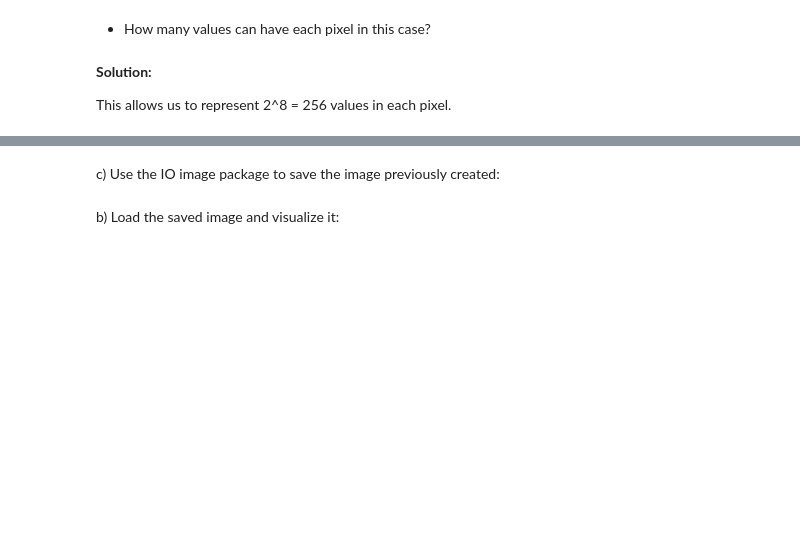
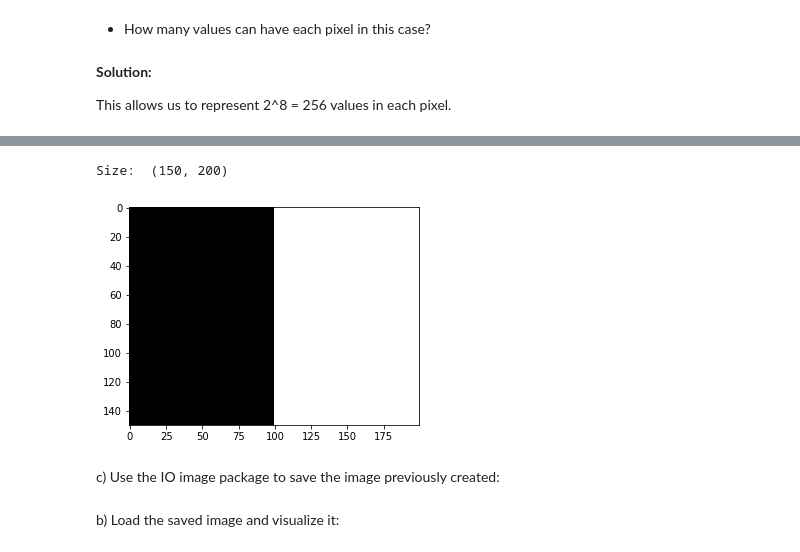
Before and after one commit to eduardgc22/VisioArtificial, a Jupyter notebook: P1_FranciscoDiazRuiz_EduardGranersCastellet/p1_2018-2019_2solve.ipynb, the cells around one changed output, grey strips where cells are left out. Saved outputs shown, nothing was run; the diff lists cells and outputs as text; code cells hidden in the pictures; blank space fills up the shorter version.

```diff
--- a/P1_FranciscoDiazRuiz_EduardGranersCastellet/p1_2018-2019_2solve.ipynb
+++ b/P1_FranciscoDiazRuiz_EduardGranersCastellet/p1_2018-2019_2solve.ipynb
@@ -71,5 +85,19 @@ This allows us to represent 2^8 = 256 values in each pixel.
 b) Change the color of the pixels of the image in such a way that the left half is black (0) and the right half is white (255). Visualize the image and print the values of its first row.
 
 <img src="images_notebook/solution_11b.png">
+# %%
+#1st Exercice B: for i in range of number of rows we paint halve of the rows to black and the other to white using
+#the append function
+bw_arr = []
+for i in range (150):
+    bw_arr.append([0]*100 + [255]*100)
+
+np.array(bw_arr, dtype='uint8')
+
+plt.imshow(bw_arr, cmap = "gray")
+print("Size: ", np.shape(bw_arr))
+# %% [output]
+Size:  (150, 200)
+[figure, added]
 # %% [markdown]
 c) Use the IO image package to save the image previously created:
```
Also changed, not shown: parts of 6 cells of this notebook, 1 other file.
